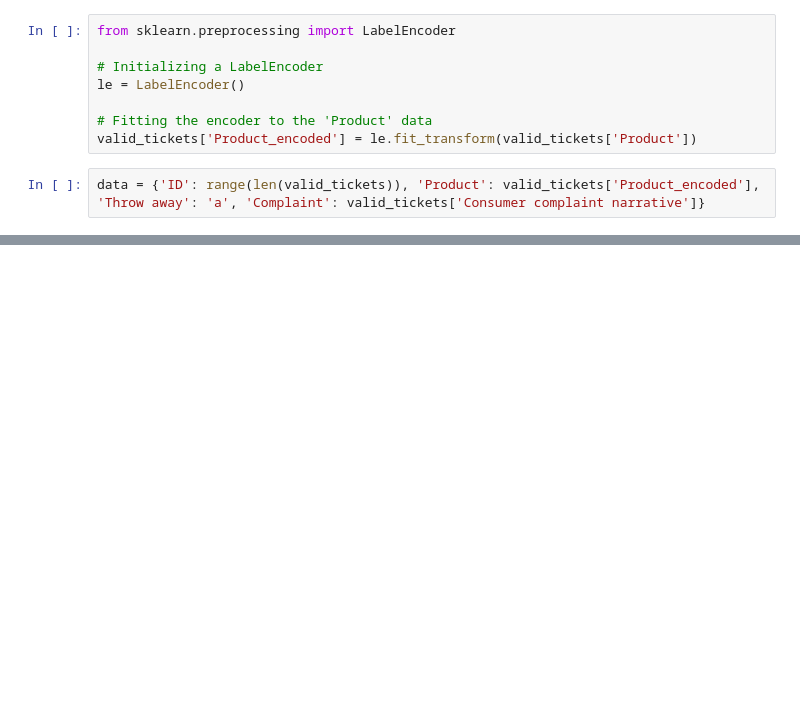
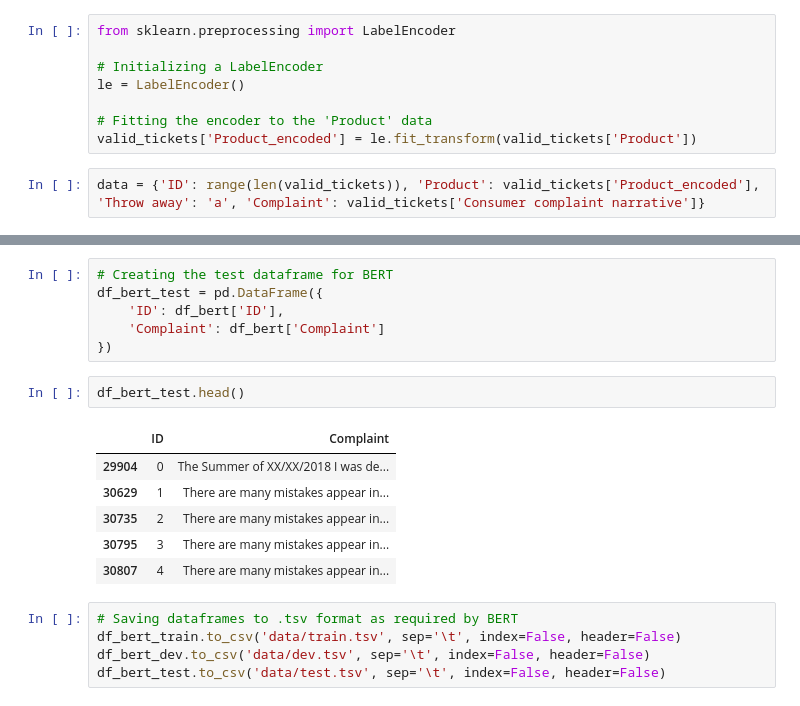
Before and after one commit to harunugurlu/mobile-action-internship, a Jupyter notebook: Data Science/Sample Projects/Customer Support Ticket Categorization/customer-support-ticket-categorization.ipynb, the cells around one changed output, grey strips where cells are left out. Cells and saved outputs as stored; diff of their text form; blank space fills up the shorter version.

```diff
--- a/Data Science/Sample Projects/Customer Support Ticket Categorization/customer-support-ticket-categorization.ipynb
+++ b/Data Science/Sample Projects/Customer Support Ticket Categorization/customer-support-ticket-categorization.ipynb
@@ -314,0 +292,20 @@ df_final.head()
+# %%
+# Creating the test dataframe for BERT
+df_bert_test = pd.DataFrame({
+    'ID': df_bert['ID'],
+    'Complaint': df_bert['Complaint']
+})
+# %%
+df_bert_test.head()
+# %% [output]
+|  | ID | Complaint |
+| 29904 | 0 | The Summer of XX/XX/2018 I was de... |
+| 30629 | 1 | There are many mistakes appear in... |
+| 30735 | 2 | There are many mistakes appear in... |
+| 30795 | 3 | There are many mistakes appear in... |
+| 30807 | 4 | There are many mistakes appear in... |
+# %%
+# Saving dataframes to .tsv format as required by BERT
+df_bert_train.to_csv('data/train.tsv', sep='\t', index=False, header=False)
+df_bert_dev.to_csv('data/dev.tsv', sep='\t', index=False, header=False)
+df_bert_test.to_csv('data/test.tsv', sep='\t', index=False, header=False)
```
Also changed, not shown: parts of 16 cells of this notebook.
